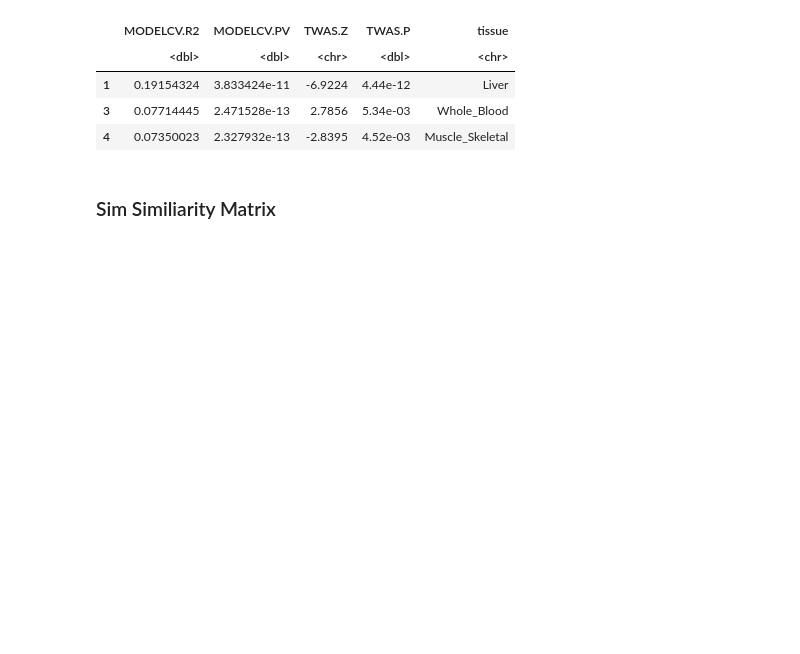
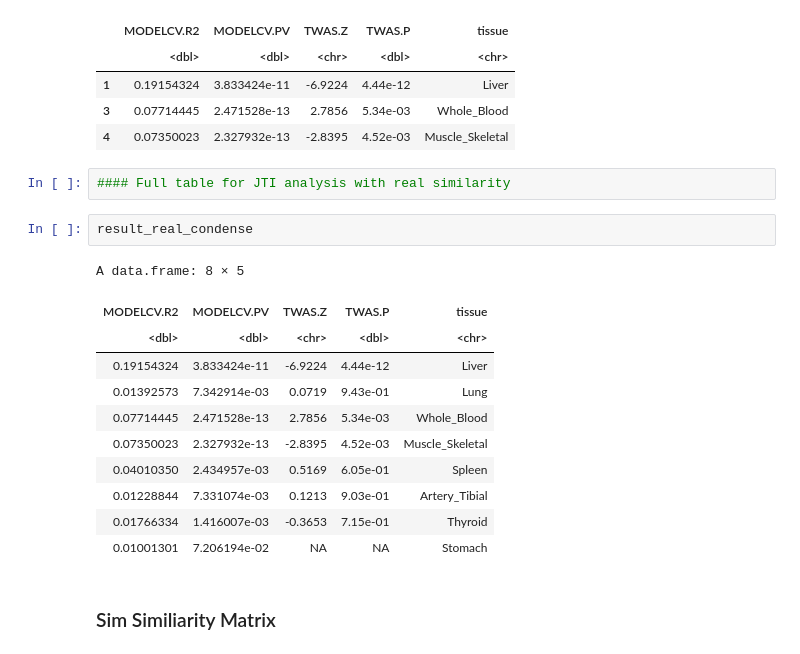
Before and after one commit to gaow/neuro-twas, a Jupyter notebook: archive/one_gene/JAZF1_FUSION_Analysis.ipynb, the cells around one changed output. Drawn from its saved outputs; the diff is of its cells as text; blank space fills up the shorter version.

```diff
--- a/archive/one_gene/JAZF1_FUSION_Analysis.ipynb
+++ b/archive/one_gene/JAZF1_FUSION_Analysis.ipynb
@@ -174,6 +174,22 @@ A data.frame: 3 × 5
 | 1 | 0.19154324 | 3.833424e-11 | -6.9224 | 4.44e-12 | Liver |
 | 3 | 0.07714445 | 2.471528e-13 | 2.7856 | 5.34e-03 | Whole_Blood |
 | 4 | 0.07350023 | 2.327932e-13 | -2.8395 | 4.52e-03 | Muscle_Skeletal |
+# %%
+#### Full table for JTI analysis with real similarity
+# %%
+result_real_condense
+# %% [output]
+A data.frame: 8 × 5
+| MODELCV.R2 | MODELCV.PV | TWAS.Z | TWAS.P | tissue |
+| <dbl> | <dbl> | <chr> | <dbl> | <chr> |
+| 0.19154324 | 3.833424e-11 | -6.9224 | 4.44e-12 | Liver |
+| 0.01392573 | 7.342914e-03 | 0.0719 | 9.43e-01 | Lung |
+| 0.07714445 | 2.471528e-13 | 2.7856 | 5.34e-03 | Whole_Blood |
+| 0.07350023 | 2.327932e-13 | -2.8395 | 4.52e-03 | Muscle_Skeletal |
+| 0.04010350 | 2.434957e-03 | 0.5169 | 6.05e-01 | Spleen |
+| 0.01228844 | 7.331074e-03 | 0.1213 | 9.03e-01 | Artery_Tibial |
+| 0.01766334 | 1.416007e-03 | -0.3653 | 7.15e-01 | Thyroid |
+| 0.01001301 | 7.206194e-02 | NA | NA | Stomach |
 # %% [markdown]
 ### Sim Similiarity Matrix
 # %%
```
Also changed, not shown: parts of 2 cells of this notebook.
